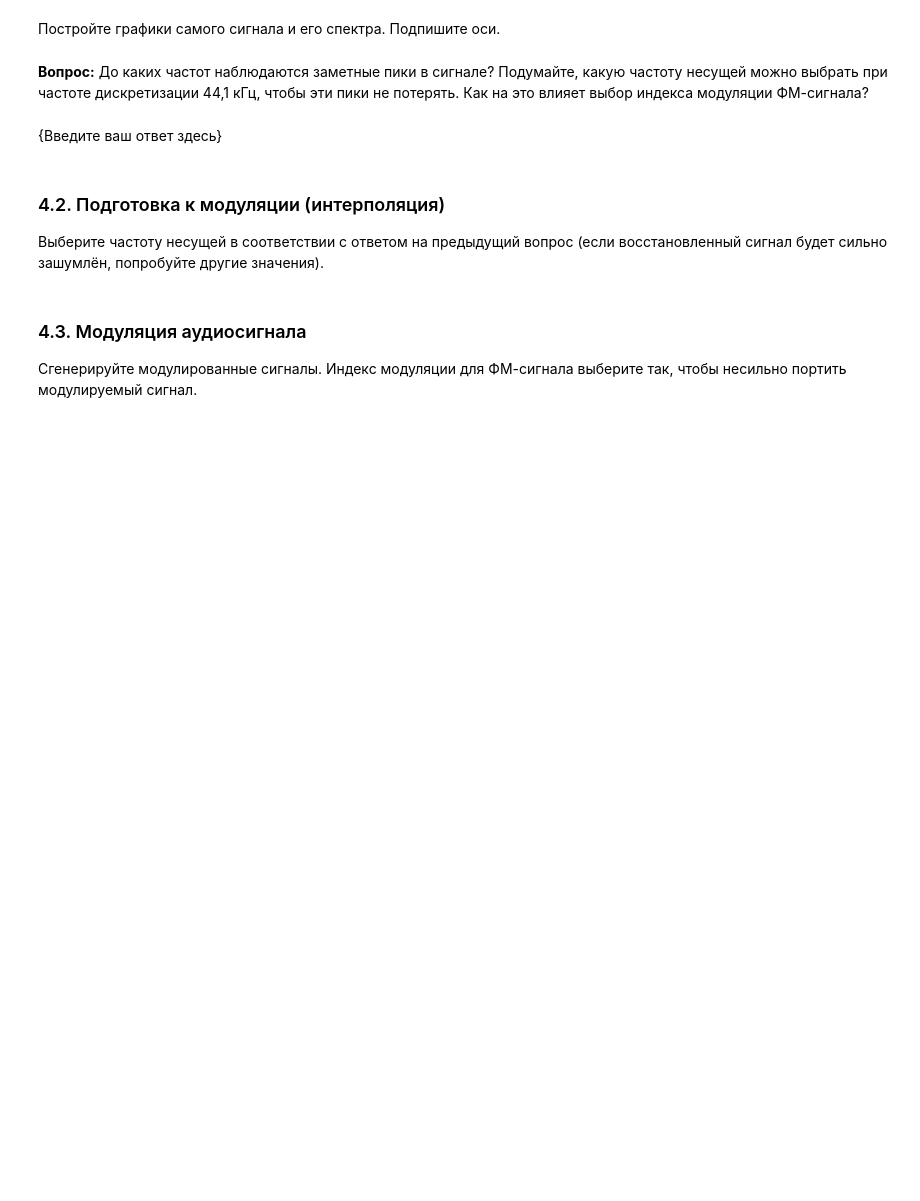
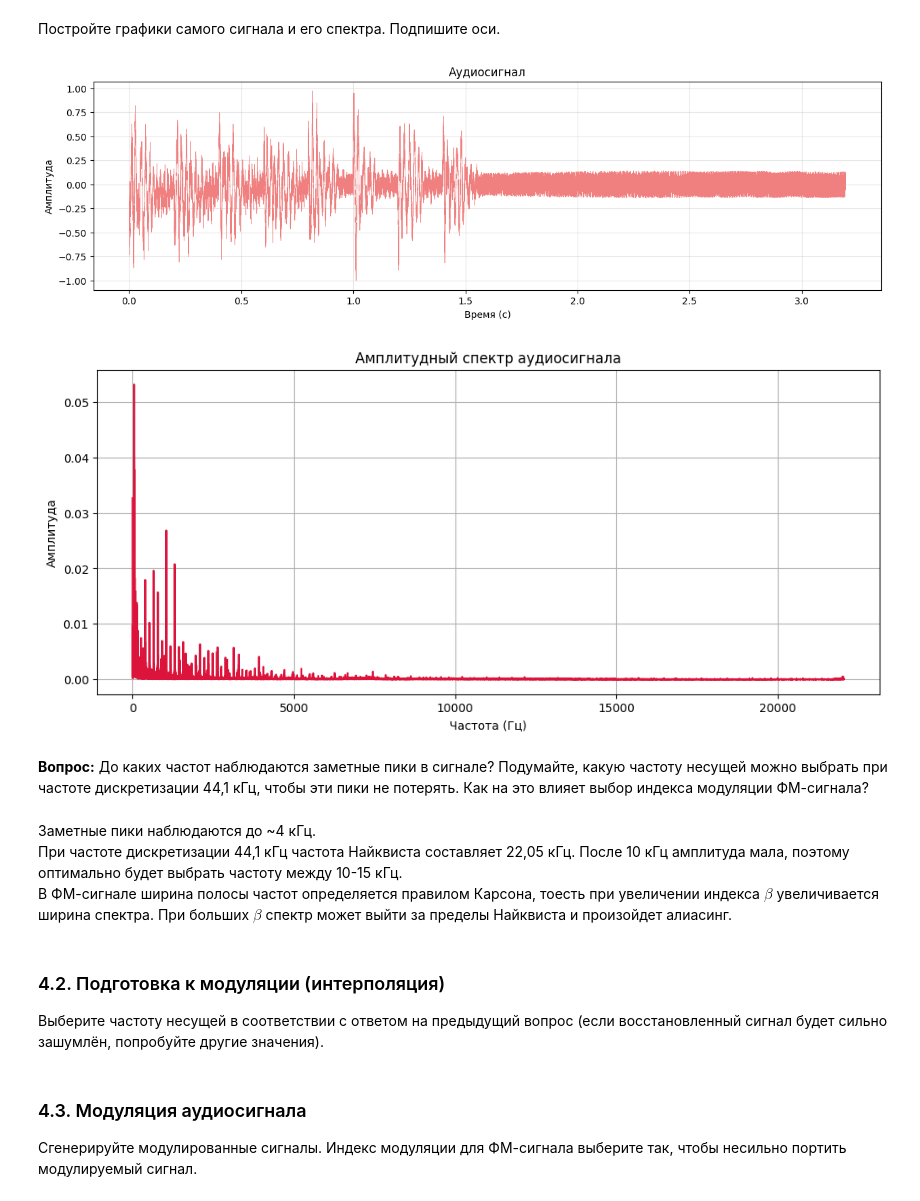
Before and after one commit to Uzema/dsp-seminars, a Jupyter notebook: seminars/2.ipynb, the cells around one changed output. Saved outputs shown, nothing was run; the diff lists cells and outputs as text; code cells hidden in the pictures; blank space fills up the shorter version.

```diff
--- a/seminars/2.ipynb
+++ b/seminars/2.ipynb
@@ -287,9 +310,24 @@ display(Audio(melody, rate=fs_audio))
 # %% [markdown]
 Постройте графики самого сигнала и его спектра. Подпишите оси.
+# %%
+plt.figure(figsize=(15, 4))
+plt.plot(t_audio, melody, color='lightcoral', linewidth=0.5)
+plt.title('Аудиосигнал')
+plt.xlabel('Время (с)')
+plt.ylabel('Амплитуда')
+plt.grid(True, alpha=0.3)
+plt.show()
+
+plot_spectrum(melody, fs_audio, "Амплитудный спектр аудиосигнала")
+# %% [output]
+[figure, added]
+[figure, added]
 # %% [markdown]
 **Вопрос:** До каких частот наблюдаются заметные пики в сигнале? Подумайте, какую частоту несущей можно выбрать при частоте дискретизации 44,1 кГц, чтобы эти пики не потерять. Как на это влияет выбор индекса модуляции ФМ-сигнала?
-# %% [markdown]
-{Введите ваш ответ здесь}
+# %% [markdown]
+Заметные пики наблюдаются до ~4 кГц. \
+При частоте дискретизации 44,1 кГц частота Найквиста составляет 22,05 кГц. После 10 кГц амплитуда мала, поэтому оптимально будет выбрать частоту между 10-15 кГц. \
+В ФМ-сигнале ширина полосы частот определяется правилом Карсона, тоесть при увеличении индекса $\beta$ увеличивается ширина спектра. При больших $\beta$ спектр может выйти за пределы Найквиста и произойдет алиасинг.
 # %% [markdown]
 ### 4.2. Подготовка к модуляции (интерполяция)
 
```
Also changed, not shown: parts of 7 cells of this notebook.
